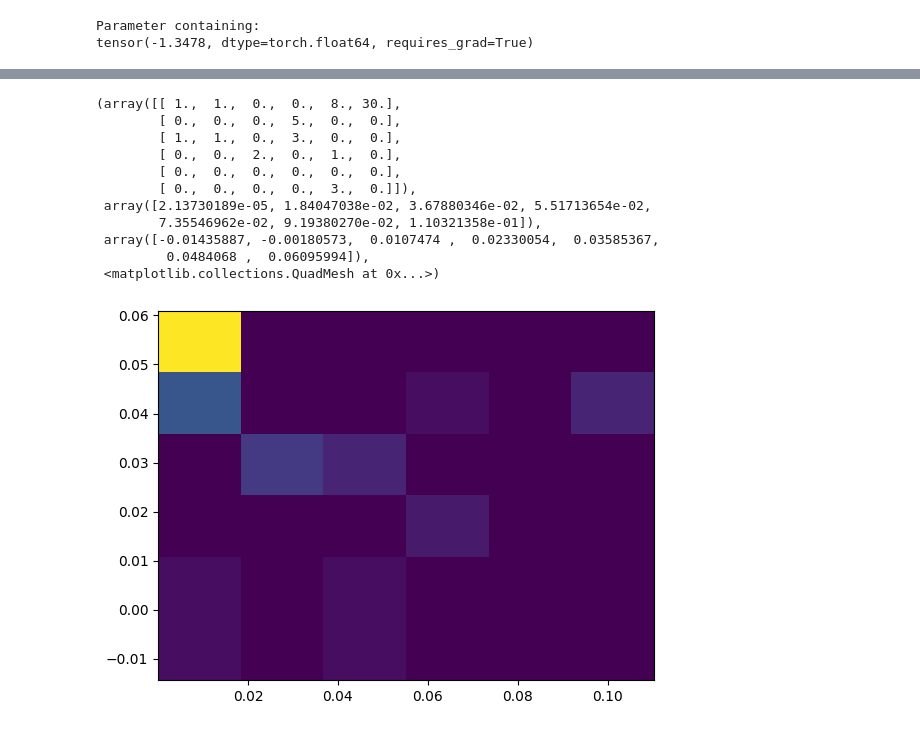
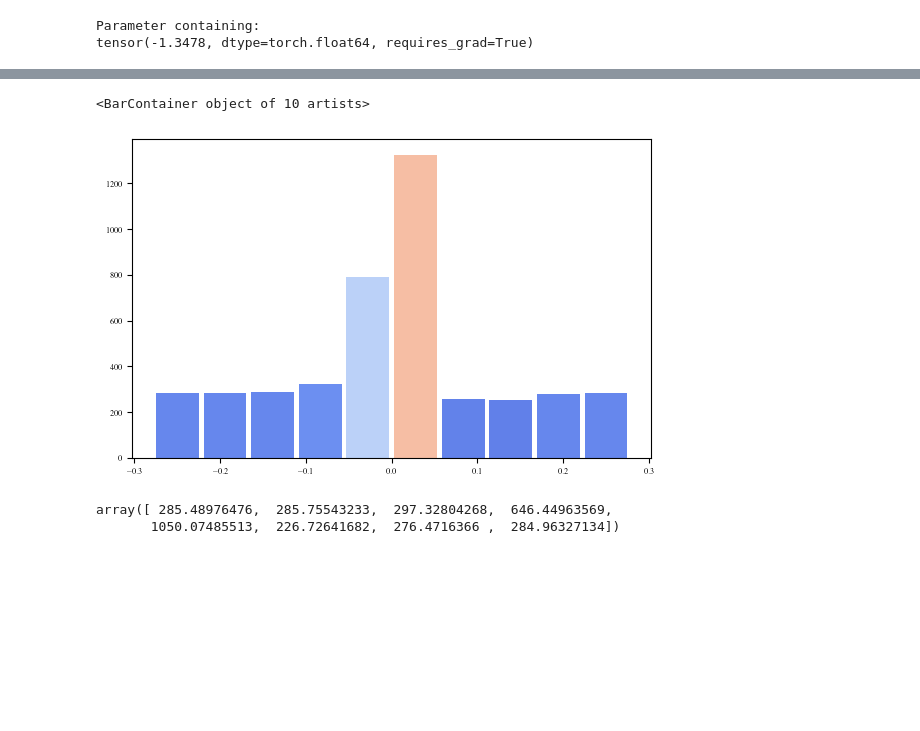
Before and after one commit to cr-xu/bo-4-euxfel, a Jupyter notebook: analyse/pairwise_correlation.ipynb, the cells around one changed output, grey strips where cells are left out. Cells and saved outputs as stored; diff of their text form; code cells hidden in the pictures; blank space fills up the shorter version.

Commit message:
update plot notebook

```diff
--- a/analyse/pairwise_correlation.ipynb
+++ b/analyse/pairwise_correlation.ipynb
@@ -91,8 +117,3 @@ for i in range(4):
 
 # prediction = gp.posterior(inputs)
 # ZZ = prediction.mean.detach().numpy().reshape(n_points,n_points)
-# %%
-# plt.imshow(ZZ)
-i, j = 0, 1
-plt.pcolormesh(XX,YY, zvalues[2,3], shading="gouraud")
-plt.colorbar()
@@ -102,15 +119,0 @@ plt.colorbar()
-# %%
-plt.hist2d(X[:,0],X[:,1],bins=(6,6))
-# %% [output]
-(array([[ 1.,  1.,  0.,  0.,  8., 30.],
-        [ 0.,  0.,  0.,  5.,  0.,  0.],
-        [ 1.,  1.,  0.,  3.,  0.,  0.],
-        [ 0.,  0.,  2.,  0.,  1.,  0.],
-        [ 0.,  0.,  0.,  0.,  0.,  0.],
-        [ 0.,  0.,  0.,  0.,  3.,  0.]]),
- array([2.13730189e-05, 1.84047038e-02, 3.67880346e-02, 5.51713654e-02,
-        7.35546962e-02, 9.19380270e-02, 1.10321358e-01]),
- array([-0.01435887, -0.00180573,  0.0107474 ,  0.02330054,  0.03585367,
-         0.0484068 ,  0.06095994]),
- <matplotlib.collections.QuadMesh at 0x...>)
-[figure, removed]
@@ -116,0 +122,29 @@ plt.hist2d(X[:,0],X[:,1],bins=(6,6))
+# %%
+# plt.imshow(ZZ)
+# i, j = 0, 1
+# plt.pcolormesh(XX,YY, zvalues[2,3], shading="gouraud")
+# plt.colorbar()
+n_bins = 10
+histinputs = torch.zeros(n_bins, ndim)
+histinputs[:,] = torch.tensor(mean_values)
+x_histlist = torch.linspace(xmin, xmax, n_bins)
+dx = (xmax-xmin)/ n_bins
+my_cmap = plt.get_cmap("coolwarm")
+vmax = np.max(zvalues)
+vmin = 0
+rescale_color = lambda y: (y - vmin) / (vmax - vmin)
+y_hist_values = np.zeros((4,n_bins))
+for i in range(4):
+    input_copy = histinputs.clone().detach()
+    input_copy[:,i] = x_histlist
+    y_hist_values[i] = gp.posterior(input_copy).mean.detach().numpy().flatten()
+
+plt.bar(x_histlist, y_hist_values[0], color=my_cmap(rescale_color(y_hist_values[0])), width = dx,)
+# %% [output]
+<BarContainer object of 10 artists>
+[figure, added]
+# %%
+y_histvalues
+# %% [output]
+array([ 285.48976476,  285.75543233,  297.32804268,  646.44963569,
+       1050.07485513,  226.72641682,  276.4716366 ,  284.96327134])
```
Also changed, not shown: parts of 4 cells of this notebook.
